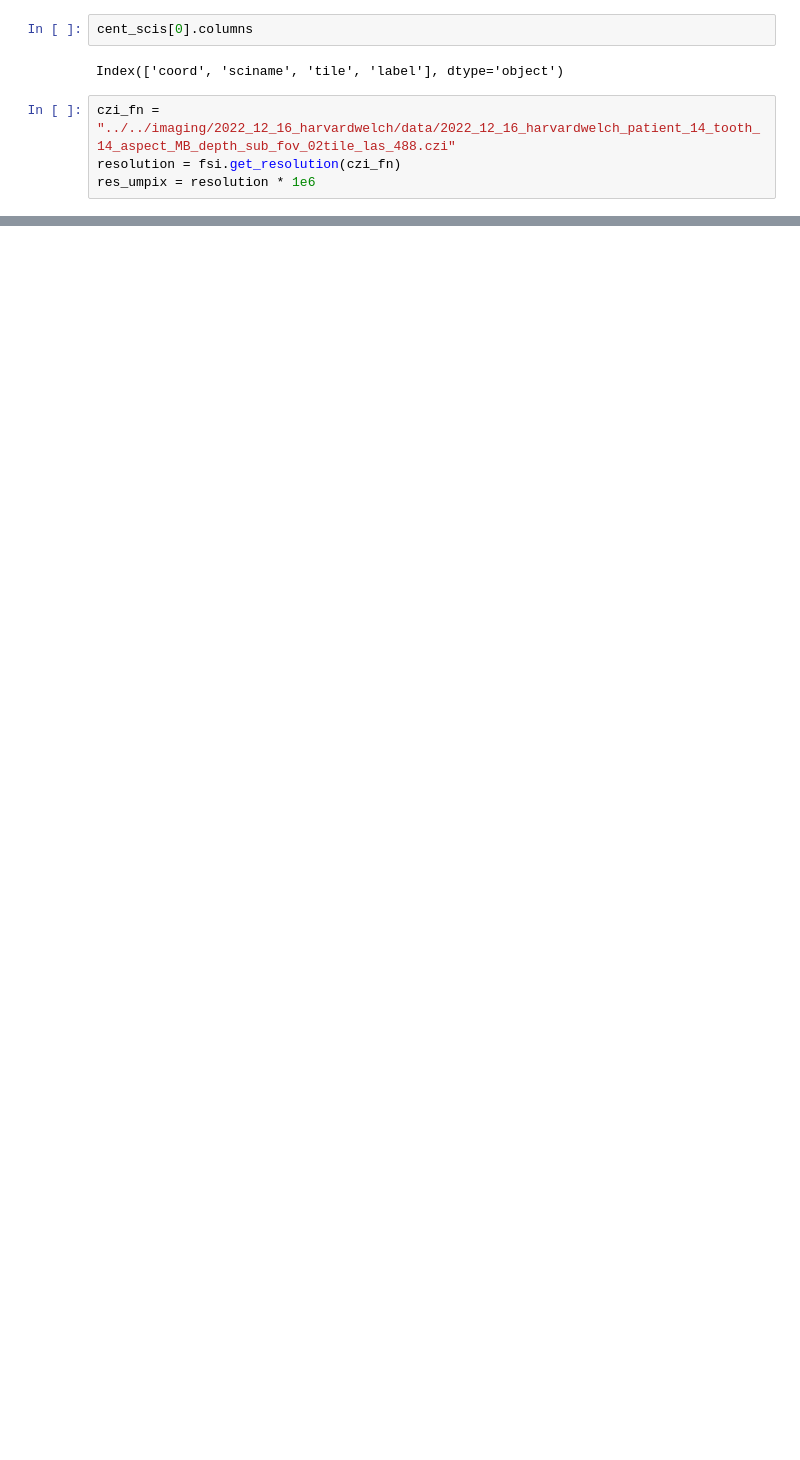
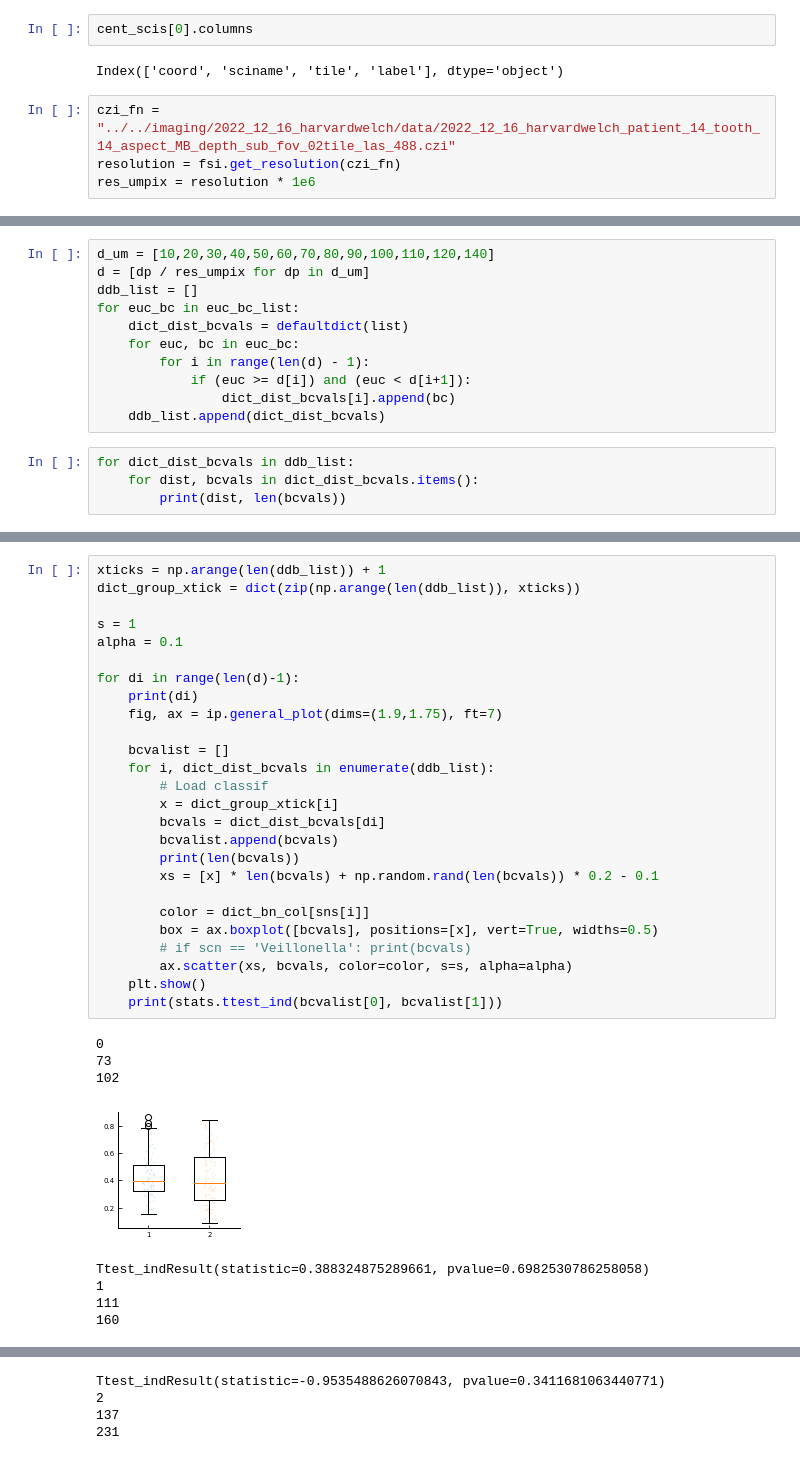
Before and after one commit to benjamingrodner/peri_implantitis_HiPRFISH_analysis, a Jupyter notebook: nb_spatial_stats.ipynb, the cells around one changed output, grey strips where cells are left out. Drawn from its saved outputs; the diff is of its cells as text; blank space fills up the shorter version.

```diff
--- a/nb_spatial_stats.ipynb
+++ b/nb_spatial_stats.ipynb
@@ -5080,0 +5097,15 @@ nbrs.
+# %%
+d_um = [10,20,30,40,50,60,70,80,90,100,110,120,140]
+d = [dp / res_umpix for dp in d_um]
+ddb_list = []
+for euc_bc in euc_bc_list:
+    dict_dist_bcvals = defaultdict(list)
+    for euc, bc in euc_bc:
+        for i in range(len(d) - 1):
+            if (euc >= d[i]) and (euc < d[i+1]):
+                dict_dist_bcvals[i].append(bc)
+    ddb_list.append(dict_dist_bcvals)
+# %%
+for dict_dist_bcvals in ddb_list:
+    for dist, bcvals in dict_dist_bcvals.items():
+        print(dist, len(bcvals))
@@ -5080,0 +5130,35 @@ nbrs.
+# %%
+xticks = np.arange(len(ddb_list)) + 1
+dict_group_xtick = dict(zip(np.arange(len(ddb_list)), xticks))
+
+s = 1
+alpha = 0.1
+
+for di in range(len(d)-1):
+    print(di)
+    fig, ax = ip.general_plot(dims=(1.9,1.75), ft=7)
+
+    bcvalist = []
+    for i, dict_dist_bcvals in enumerate(ddb_list):
+        # Load classif
+        x = dict_group_xtick[i]
+        bcvals = dict_dist_bcvals[di]
+        bcvalist.append(bcvals)
+        print(len(bcvals))
+        xs = [x] * len(bcvals) + np.random.rand(len(bcvals)) * 0.2 - 0.1
+
+        color = dict_bn_col[sns[i]]
+        box = ax.boxplot([bcvals], positions=[x], vert=True, widths=0.5)
+        # if scn == 'Veillonella': print(bcvals)
+        ax.scatter(xs, bcvals, color=color, s=s, alpha=alpha)
+    plt.show()
+    print(stats.ttest_ind(bcvalist[0], bcvalist[1]))
+# %% [output]
+0
+73
+102
+[figure, added]
+Ttest_indResult(statistic=0.388324875289661, pvalue=0.6982530786258058)
+1
+111
+160
@@ -5080,0 +5166,4 @@ nbrs.
+Ttest_indResult(statistic=-0.9535488626070843, pvalue=0.3411681063440771)
+2
+137
+231
```
Also changed, not shown: parts of 69 cells of this notebook, 3 other files.
